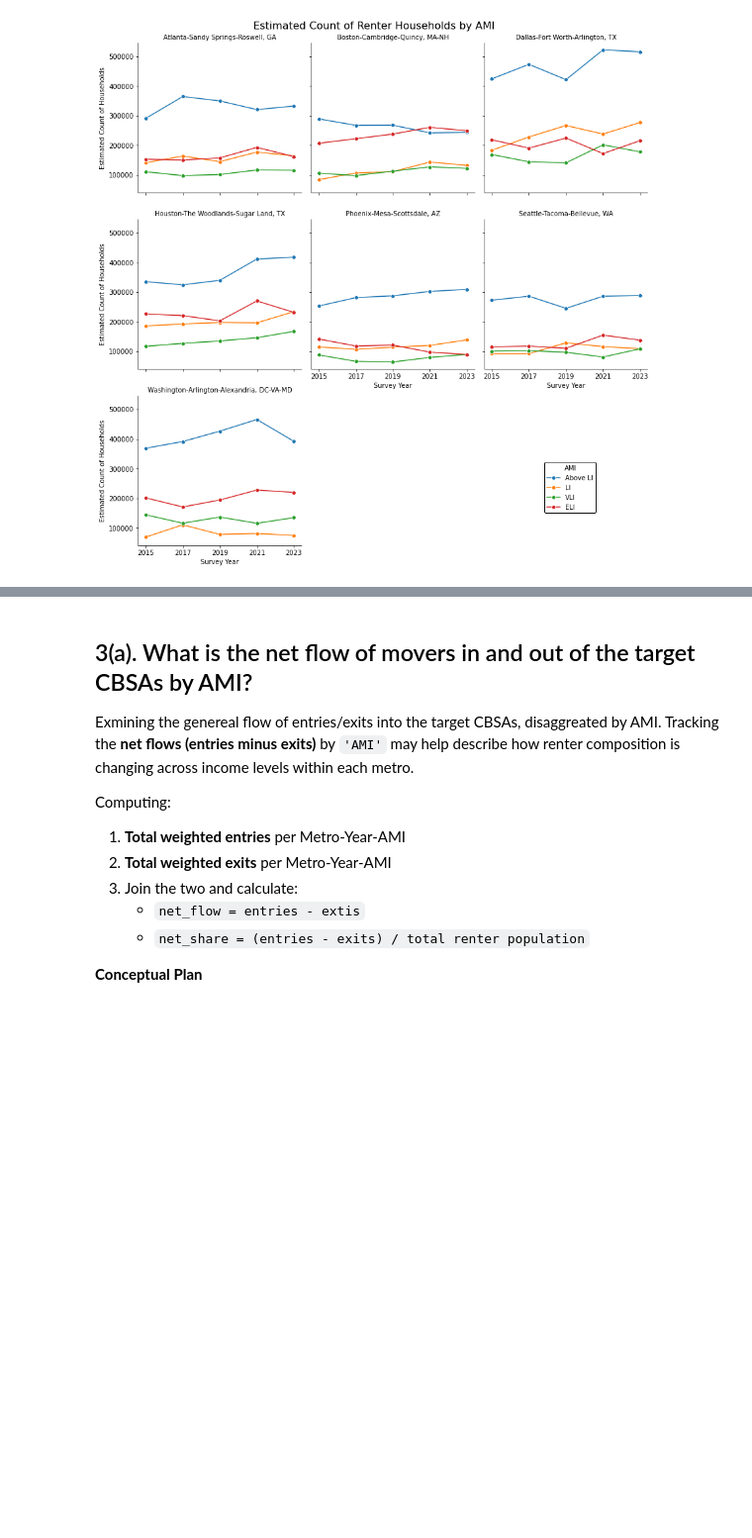
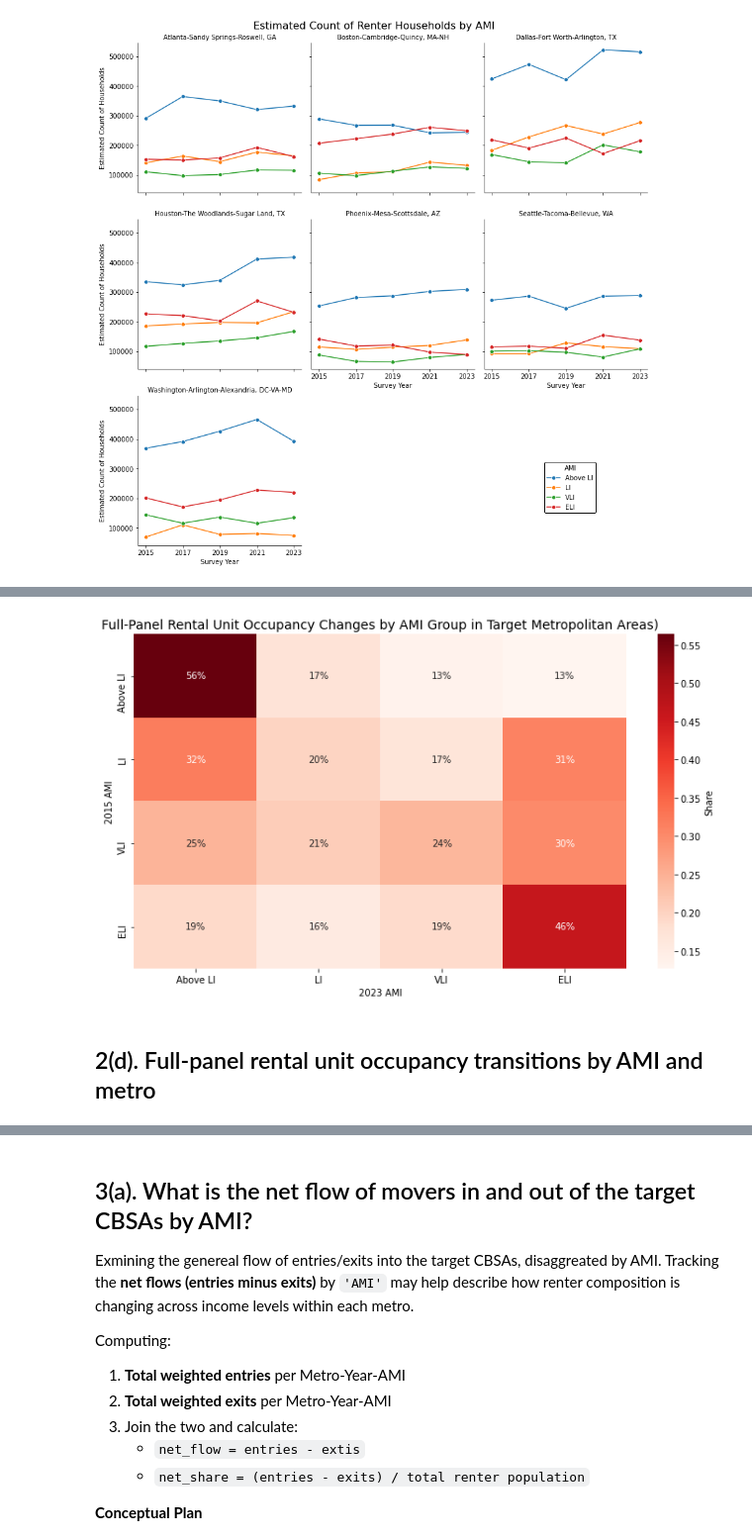
Before and after one commit to ZachMcrae-GT/ahs_analysis, a Jupyter notebook: notebooks/Analysis_Public.ipynb, the cells around one changed output, grey strips where cells are left out. Shown at 99% size. Cells and saved outputs as stored; diff of their text form; code cells hidden in the pictures; blank space fills up the shorter version.

```diff
--- a/notebooks/Analysis_Public.ipynb
+++ b/notebooks/Analysis_Public.ipynb
@@ -523,0 +616,21 @@ plt.show()
+# %%
+#Keep households that remained in the same CBSA
+stable_full = merged_full[merged_full['OMB13CBSA_15'] == merged_full['OMB13CBSA_23']].copy()
+stable_full['Metro'] = stable_full['OMB13CBSA_15'].map(cbsa_map)
+# %%
+#Filter for metros of interest
+stable_full = stable_full[stable_full['Metro'].notna()]
+stable_full['AMI_15'] = pd.Categorical(stable_full['AMI_15'], categories=ami_order, ordered=True)
+stable_full['AMI_23'] = pd.Categorical(stable_full['AMI_23'], categories=ami_order, ordered=True)
+# %%
+#Transition matrix: overall weighted counts
+transition_matrix_full = (
+    stable_full
+    .groupby(['AMI_15', 'AMI_23'])['WEIGHT_23']
+    .sum()
+    .unstack(fill_value=0)
+    .reindex(index=ami_order, columns=ami_order)
+)
+# %%
+#Normalize by row to get share
+transition_percent_full = transition_matrix_full.div(transition_matrix_full.sum(axis=1), axis=0)
@@ -523,0 +660,23 @@ plt.show()
+# %%
+#plot via heatmap
+plt.figure(figsize=(10, 6))
+sns.heatmap(
+    transition_percent_full,
+    annot=True,
+    cmap='Reds',
+    fmt='.0%',
+    cbar_kws={'label': 'Share'}
+)
+plt.title("Full-Panel Rental Unit Occupancy Changes by AMI Group in Target Metropolitan Areas)", fontsize=14)
+plt.xlabel("2023 AMI")
+plt.ylabel("2015 AMI")
+
+#Save and export image as png file
+#plt.savefig('full_panel_rental_unit_change_ami.png', dpi=300, bbox_inches='tight')
+
+plt.tight_layout()
+plt.show()
+# %% [output]
+[figure, added]
+# %% [markdown]
+## 2(d). Full-panel rental unit occupancy transitions by AMI and metro
```
Also changed, not shown: parts of 38 cells of this notebook.
